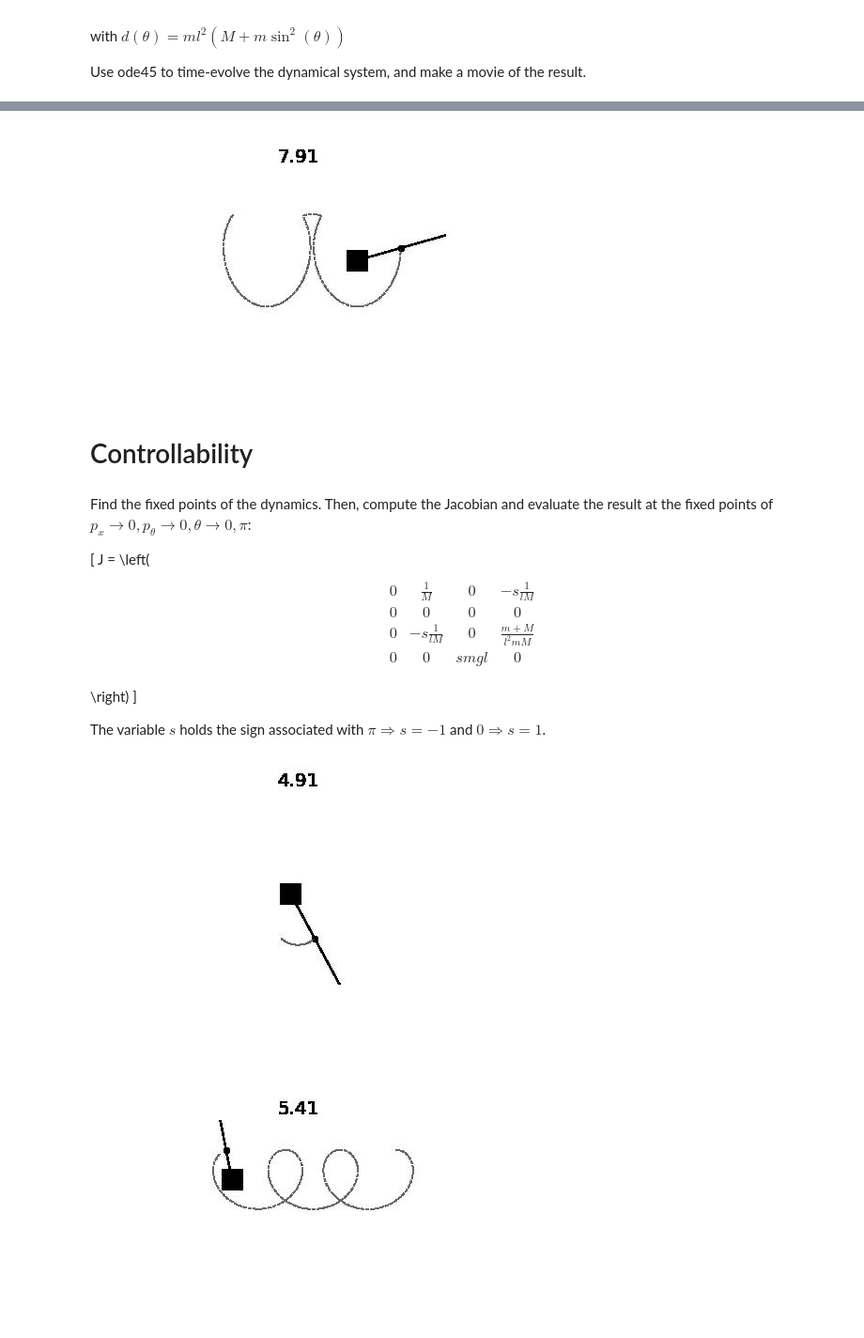
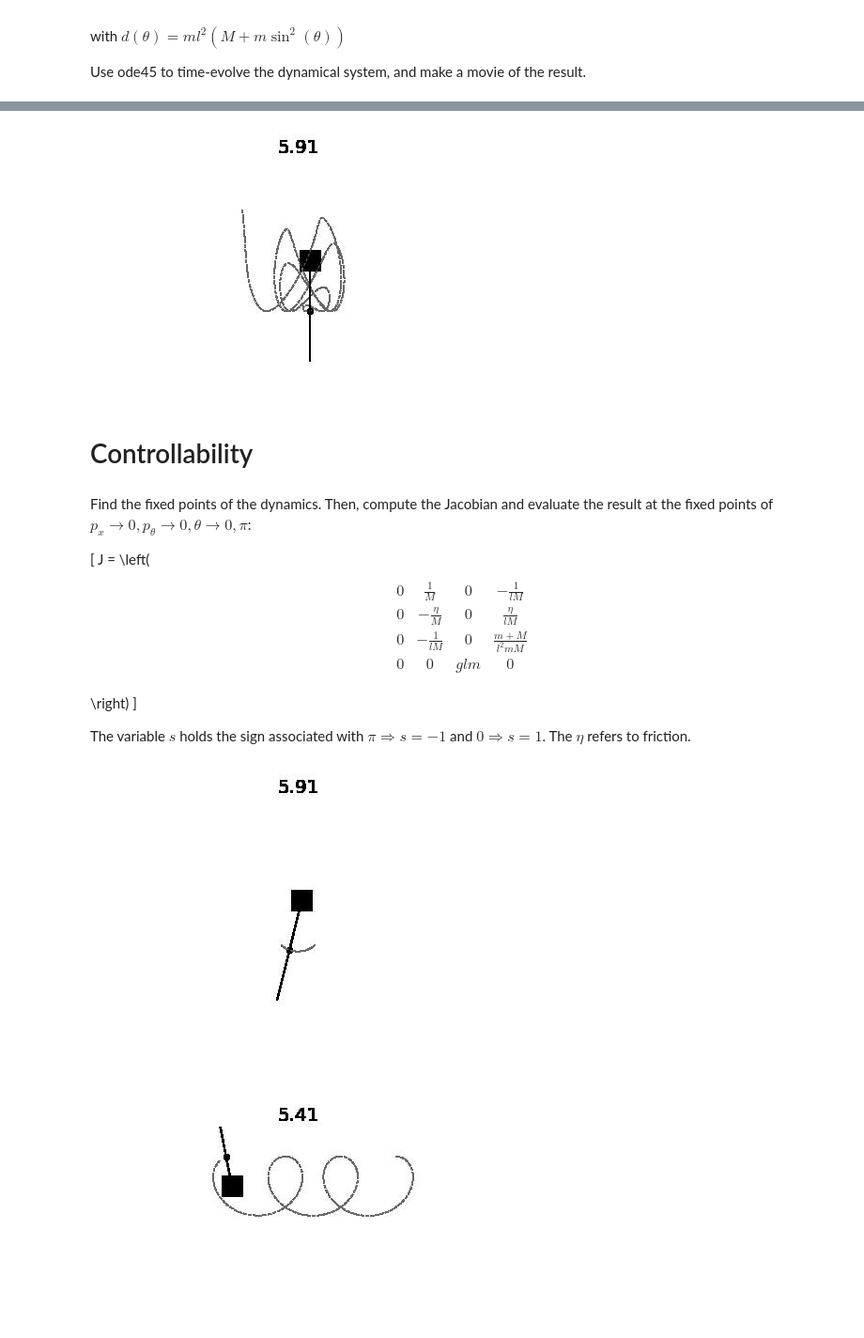
Before and after one commit to andgoldschmidt/cartpole, a Jupyter notebook: Simple_Harmonic_Oscillator.ipynb, the cells around one changed output, grey strips where cells are left out. Shown at 94% size. Cells and saved outputs as stored; diff of their text form; code cells hidden in the pictures.

Commit message:
Added friction and external forcing in py, and additional lagrangian calculation in nb

```diff
--- a/Simple_Harmonic_Oscillator.ipynb
+++ b/Simple_Harmonic_Oscillator.ipynb
@@ -67,13 +75,15 @@ c = ch.cartpole({'mass_cart': 5, 'mass_pole': 2.1, 'length_pole': .75})
 # %%
-y0 = [0, 1, 0, 0]
-tmin, tmax = [0,8]
+c = ch.cartpole({'mass_cart': 1, 'mass_pole': 3, 'length_pole': .75, 'gravity': 10, 'friction': 10})
+
+y0 = [0, 5, 0, 0]
+tmin, tmax = [0,6]
 time = np.linspace(tmin,tmax,int((tmax-tmin)/.01))
 res = integrate.solve_ivp(c.rhs, [tmin, tmax], y0, t_eval=time)
 
 x,px,th,pth = res.y
 make_movie(c, x,th, time)
 # %% [output]
-[figure, old version]
+[figure, new version]
 # %% [markdown]
 # Controllability
 # %% [markdown]
@@ -83,18 +93,20 @@ $p_x \rightarrow 0, p_\theta \rightarrow 0, \theta \rightarrow 0, \pi$:
 \[
     J = \left(
     \begin{array}{cccc}
-     0 & \frac{1}{M} & 0 & - s \frac{1}{l M} \\
-     0 & 0 & 0 & 0 \\
-     0 & - s \frac{1}{l M} & 0 & \frac{m+M}{l^2 m M} \\
-     0 & 0 & s m g l  & 0 \\
+     0 & \frac{1}{M} & 0 & -\frac{1}{l M} \\
+     0 & -\frac{\eta }{M} & 0 & \frac{\eta }{l M} \\
+     0 & -\frac{1}{l M} & 0 & \frac{m+M}{l^2 m M} \\
+     0 & 0 & g l m & 0 \\
     \end{array}
     \right)
 \]
 
-The variable $s$ holds the sign associated with $\pi \Rightarrow s = -1$ and $0 \Rightarrow s = 1$.
+The variable $s$ holds the sign associated with $\pi \Rightarrow s = -1$ and $0 \Rightarrow s = 1$. The $\eta$ refers to friction.
 # %%
 # Stable fixed point
-tmin, tmax = [0,5]
+c = ch.cartpole({'mass_cart': 5, 'mass_pole': 2.1, 'length_pole': .75, 'gravity': 1})
+
+tmin, tmax = [0,6]
 time = np.linspace(tmin,tmax,int((tmax-tmin)/.01))
 
 yf = np.array([0, 0,np.pi,0])
@@ -105,7 +117,7 @@ x,px,th,pth = linear_res.T
 
 make_movie(c,x,th,time)
 # %% [output]
-[figure, old version]
+[figure, new version]
 # %%
 # Unstable fixed point! We want to control this.
 tmin, tmax = [0, 5.5]
```
Also changed, not shown: parts of 3 cells of this notebook, 2 other files.
